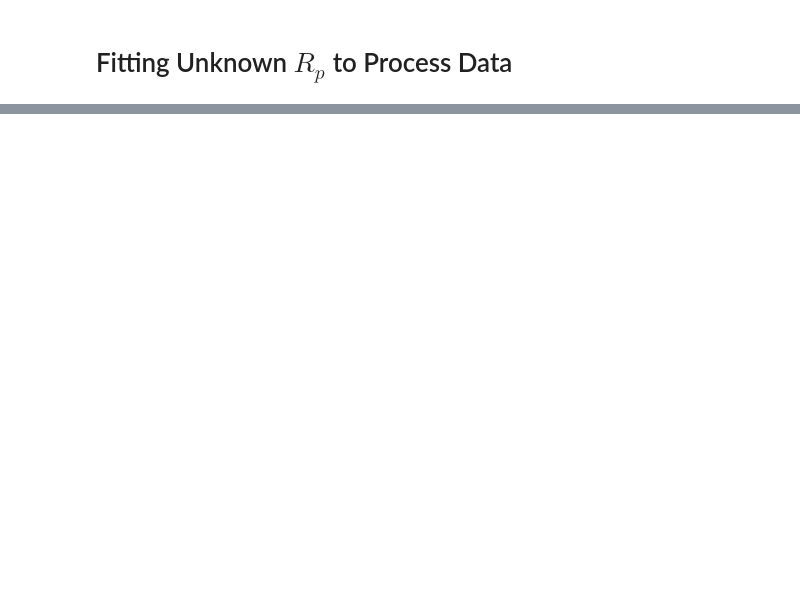
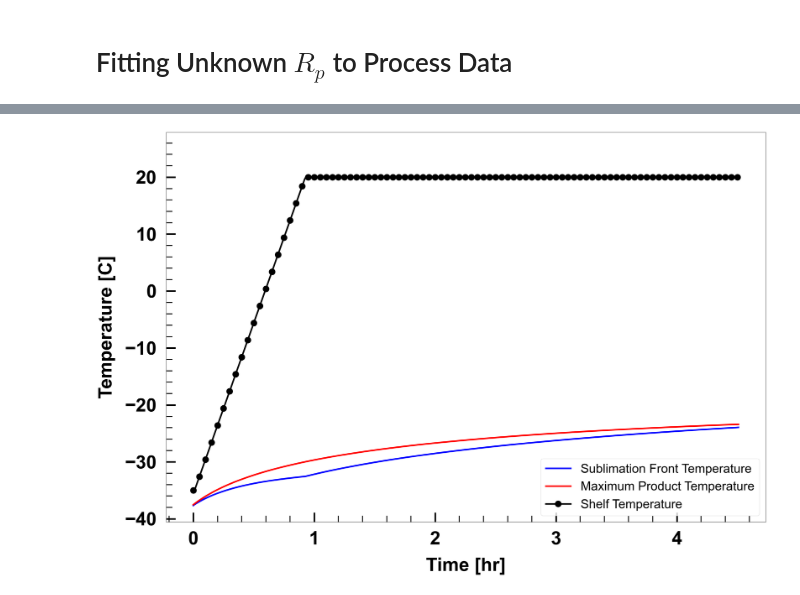
Before and after one commit to LyoHUB/LyoPRONTO, a Jupyter notebook: docs/examples/unknownRp_PD.ipynb, the cells around one changed output, grey strips where cells are left out. Saved outputs shown, nothing was run; the diff lists cells and outputs as text; code cells hidden in the pictures; blank space fills up the shorter version.

```diff
--- a/docs/examples/unknownRp_PD.ipynb
+++ b/docs/examples/unknownRp_PD.ipynb
@@ -264,0 +242,29 @@ plt.tight_layout()
+# %%
+
+fig = plt.figure(0,figsize=(figwidth,figheight))
+ax = fig.add_subplot(1,1,1)
+plt.axes(ax)
+plt.minorticks_on()
+plt.setp(ax.get_xticklabels(),fontsize=gcafontSize,fontweight='bold')
+plt.setp(ax.get_yticklabels(),fontsize=gcafontSize,fontweight='bold')
+ax.tick_params(axis='x',direction='in',pad=labelPad,width=majorTickWidth,length=majorTickLength,bottom=1,top=0)
+ax.tick_params(axis='y',direction='in',pad=labelPad,width=majorTickWidth,length=majorTickLength,left=1,right=0)
+ax.tick_params(axis='x',which='minor',direction='in',width=minorTickWidth,length=minorTickLength,bottom=1,top=0)
+ax.tick_params(axis='y',which='minor',direction='in',width=minorTickWidth,length=minorTickLength,left=1,right=0)
+ax.plot(output_saved[:,0],output_saved[:,1],'-b',linewidth=lineWidth, label = "Sublimation Front Temperature")
+ax.plot(output_saved[:,0],output_saved[:,2],'-r',linewidth=lineWidth, label = "Maximum Product Temperature")
+ax.plot(output_saved[:,0],output_saved[:,3],'-o',color='k',markevery=5,linewidth=lineWidth, markersize=markerSize, label = "Shelf Temperature")
+ax.set_xlabel("Time [hr]",fontsize=gcafontSize,fontweight='bold')
+ax.set_ylabel("Temperature [C]",fontsize=gcafontSize,fontweight='bold')
+ax.xaxis.labelpad = labelPad
+ax.yaxis.labelpad = labelPad
+handles, labels = ax.get_legend_handles_labels()
+plt.legend(handles, labels, prop={'size':40},loc='best')
+ll,ul = ax.get_ylim()
+ax.set_ylim([ll,ul+5.0])
+plt.tight_layout()
+# figure_name = 'Temperatures_'+current_time+'.pdf'
+# plt.savefig(figure_name)
+# plt.close()
+# %% [output]
+[figure, added]
```
Also changed, not shown: parts of 3 cells of this notebook, 1 other file.
